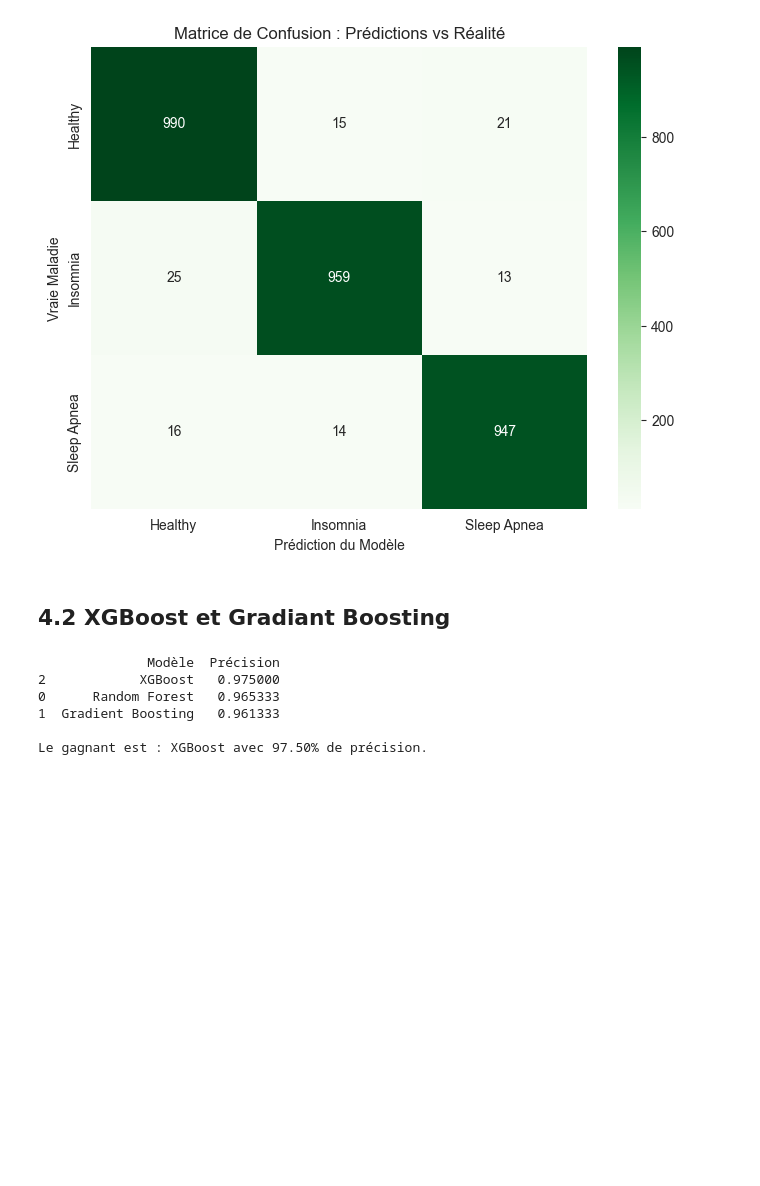
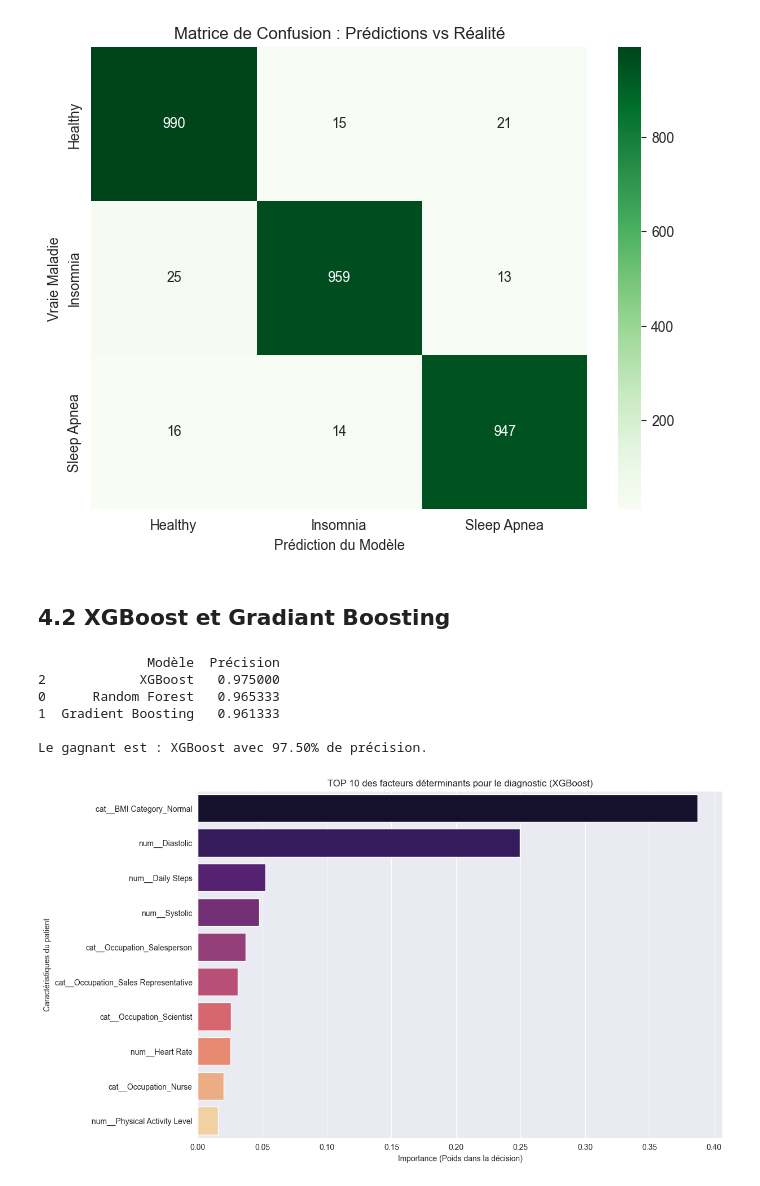
Before and after one commit to marvynlevin/sleepDeprivation, a Jupyter notebook: P1sleepDeprivation.ipynb, the cells around one changed output. Drawn from its saved outputs; the diff is of its cells as text; code cells hidden in the pictures; blank space fills up the shorter version.

```diff
--- a/P1sleepDeprivation.ipynb
+++ b/P1sleepDeprivation.ipynb
@@ -431,3 +431,23 @@ print(f"\nLe gagnant est : {winner['Modèle']} avec {winner['Précision']:.2%} d
 1  Gradient Boosting   0.961333
 
 Le gagnant est : XGBoost avec 97.50% de précision.
+# %%
+# 4. Visualisation (Code corrigé)
+plt.figure(figsize=(12, 8))
+
+# On ajoute hue='Feature' et legend=False comme demandé par l'avertissement
+sns.barplot(
+    x='Importance',
+    y='Feature',
+    data=feature_importance_df.head(10),
+    hue='Feature',
+    palette='magma',
+    legend=False
+)
+
+plt.title('TOP 10 des facteurs déterminants pour le diagnostic (XGBoost)')
+plt.xlabel('Importance (Poids dans la décision)')
+plt.ylabel('Caractéristiques du patient')
+plt.show()
+# %% [output]
+[figure, added]
```
